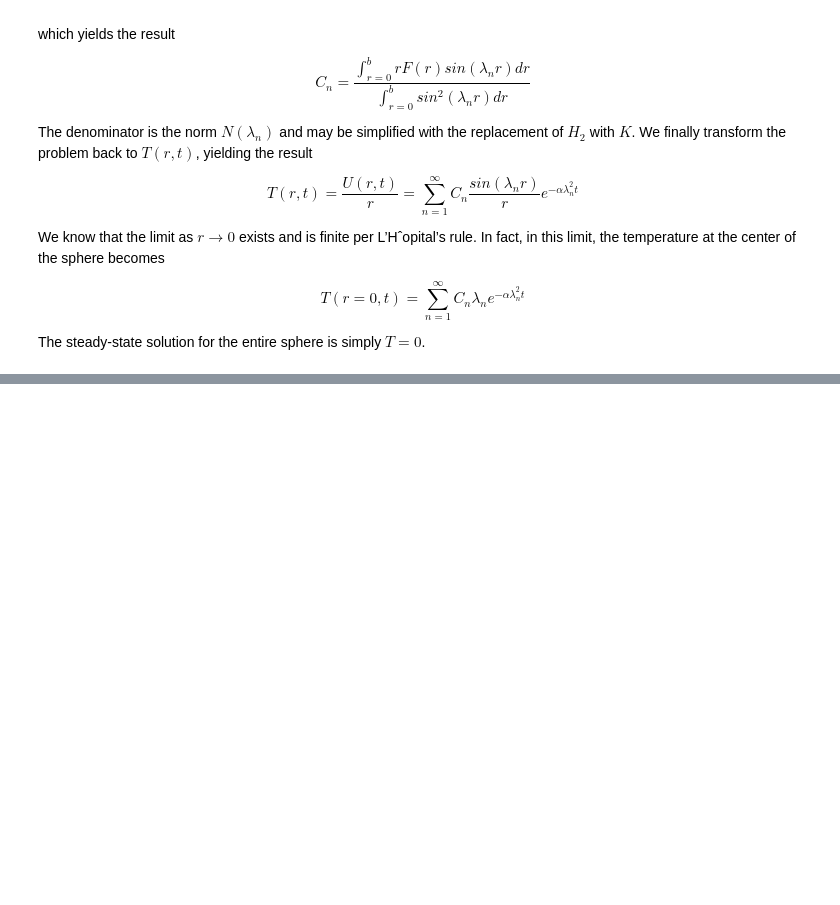
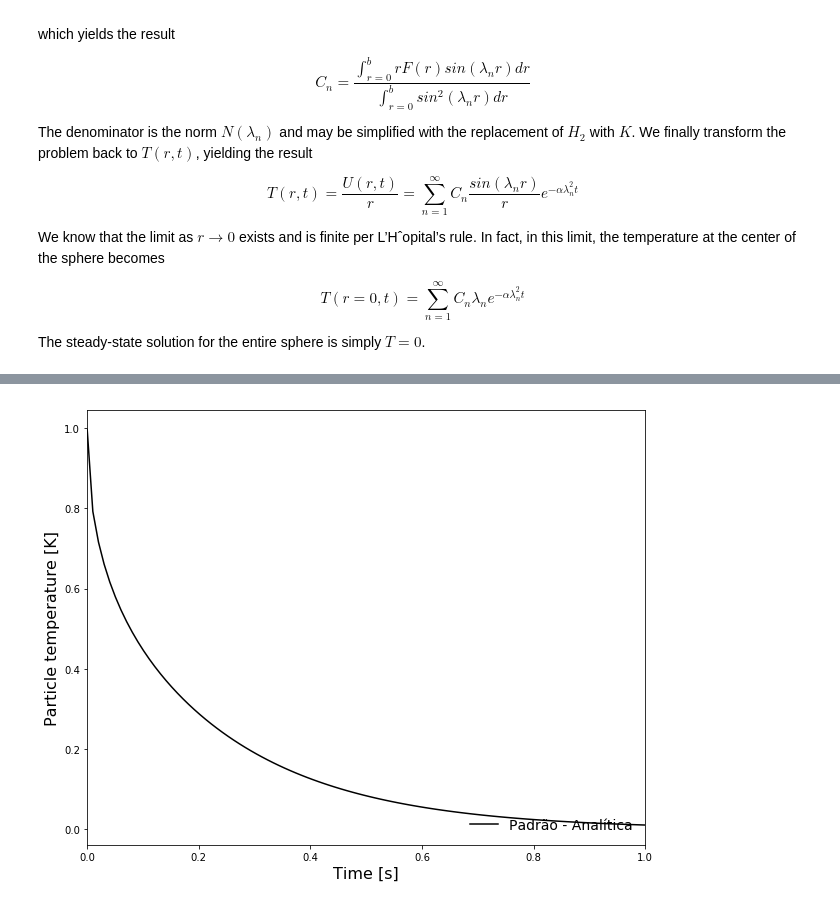
Before and after one commit to lucillalmeida/doutorado-validacoes, a Jupyter notebook: cooling_particle/Post-processing/Transient heat conduction in a solid sphere with convective boundary.ipynb, the cells around one changed output, grey strips where cells are left out. Cells and saved outputs as stored; diff of their text form; code cells hidden in the pictures; blank space fills up the shorter version.

Commit message:
cooling_particle

```diff
--- a/cooling_particle/Post-processing/Transient heat conduction in a solid sphere with convective boundary.ipynb
+++ b/cooling_particle/Post-processing/Transient heat conduction in a solid sphere with convective boundary.ipynb
@@ -103,11 +103,16 @@ radius = 1.0
 b= radius
 h = 2.0
 k=1.0
+rho = 1.0
+cp = 1.0
 Tm = 0
 Biot = h*radius/k
+alpha = k/(rho*cp)
 K = (h/k - 1/b)
+Tav_0 = 1.0
 print(K)
 print(Biot)
+print(alpha)
 # %% [output]
 1.0
 2.0
@@ -114,7 +120,10 @@ print(Biot)
 # %%
 import numpy as np
 import math
+import matplotlib.pyplot as plt
 from scipy.optimize import root
+from scipy.optimize import fsolve
+import scipy.integrate as integrate
 
 def func_cos(x, c):
     return np.cos(x) / x - c
@@ -128,23 +137,78 @@ def func_cos(x, c):
 def transcedental_equation(x):
     return x *(1/math.tan(x*b)) + K
 
+def find_lambdas(transcedental_equation, k):
+    nrange = range(0, k)
+    solution = []
+    for i in nrange:
+        j = root(transcedental_equation, (i-0.5*math.pi)).x[0]
+        solution.append(str('{:f}'.format(j)))
 
-nrange = range(1, 100)
+    cleanlist = []
+    [cleanlist.append(x) for x in solution if (x not in cleanlist and (float(x) > 0))]
 
-#root(fun, x0, args=(), method='hybr', jac=None, tol=None, callback=None, options=None)[source]
-#res = [root(transcedental_equation, 10,  args=(ni, )).x[0] for ni in nrange]
-#print(res)
-solution = []
-for i in nrange:
-    j = root(transcedental_equation, (i-0.5*math.pi)).x[0]
-    solution.append(j)
-    #print(root(transcedental_equation, (i-0.5*math.pi)).x[0])
+    roots = [float(x) for x in cleanlist]
+    return(roots)
 
-print(solution)
 
-cleanlist = []
-[cleanlist.append(x) for x in solution if x not in cleanlist]
-print(cleanlist)
-#print(root(transcedental_equation, (2-0.5)*math.pi, args=(1.0, )).x[0])
-#print(root(transcedental_equation, (3-0.5)*math.pi, args=(1.0, )).x[0])
+
+def computeCn(b, Fr, lambda_n, K):
+    solution = []
+    for i in range(len(lambda_n)):
+        #print(lambda_n[i])
+        A = (integrate.quad(lambda r: r*Fr*math.sin(r*lambda_n[i]), 0, b)[0])
+        #B = (integrate.quad(lambda r: math.pow((math.sin(r*lambda_n[i])), 2.0), 0, b)[0])
+        result = A*(2*(lambda_n[i]*lambda_n[i]+K*K)/(b*(lambda_n[i]*lambda_n[i]+K*K)+K))
+        #print(A)
+        solution.append(result)
+    return(solution)
+
+def Temperature(lambda_n, Cn, r, t):
+    T = 0
+    for i in range(len(lambda_n)):
+        #print("i = ", i)
+        #print("Cn[i] = ", Cn[i])
+        #print("exp = ", -1.0*alpha*lambda_n[i]*lambda_n[i])
+        #print("Psi = ", lambda_n[i]*r)
+        T = T + Cn[i]*(1.0/(r+0.0000000001))*(math.sin(lambda_n[i]*r))*math.exp(-1.0*alpha*lambda_n[i]*lambda_n[i]*t)
+        #print(T)
+    return(T)
+
+
+Fr = Tav_0
+
+lambdas = find_lambdas(transcedental_equation, 300)
+#print("lambdas = ",lambdas)
+print("len(lambdas) = ", len(lambdas))
+
+Cn = computeCn(b, Fr, lambdas, K)
+#print("Cn = ",Cn)
+print("len(Cn) = ", len(Cn))
+
+T_R_0 = Temperature(lambdas, Cn, 1, 0.5)
+
+t = np.linspace(0,1.0, 100)
+#print(Temperature(lambdas, Cn, 1, t[5]))
+Temperature_array = np.zeros(len(t))
+
+for i in range(len(t)):
+    Temperature_array[i] =Temperature(lambdas, Cn, 1.0, t[i])
+    #print(Temperature(lambdas, Cn, 1, t[i]))
+print(Temperature_array)
+
+plt.rcParams["figure.figsize"] = (10.0, 8.0)
+plt.plot(t,Temperature_array, linestyle = "-", color = "black", label = "Padrão - Analítica")
+plt.xlim(0, t[-1])
+#plt.ylim(300, 500)
+plt.legend(fontsize=14, loc='lower right', frameon=False)
+plt.ylabel('Particle temperature [K]', fontsize=16)
+plt.xlabel('Time [s]', fontsize=16)
+plt.show()
+
+#print(computeCn(b, Fr, roots))
+#fsolve(transcedental_equation, 0.5)
+#solution_fsolve = []
+#for i in nrange:
+#    j = fsolve(transcedental_equation, (i-0.5*math.pi))[0]
+#    solution_fsolve.append(j)
 # %% [output]
@@ -152,0 +234 @@ print(cleanlist)
+[figure, added]
```
Also changed, not shown: parts of 2 cells of this notebook.
